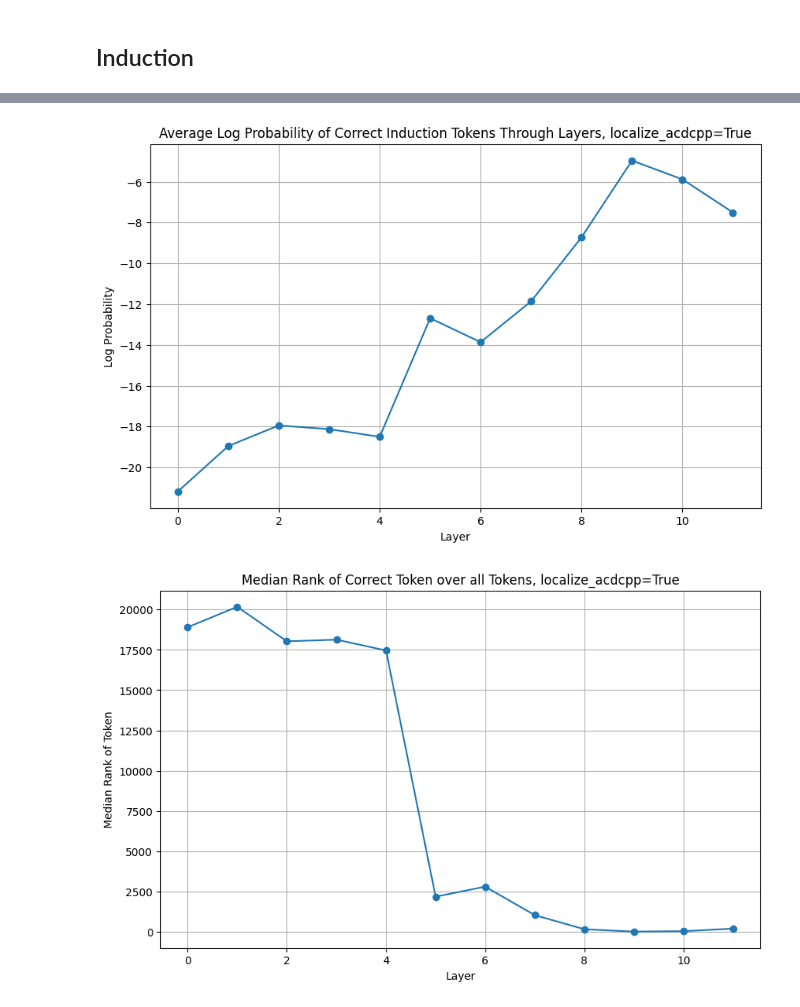
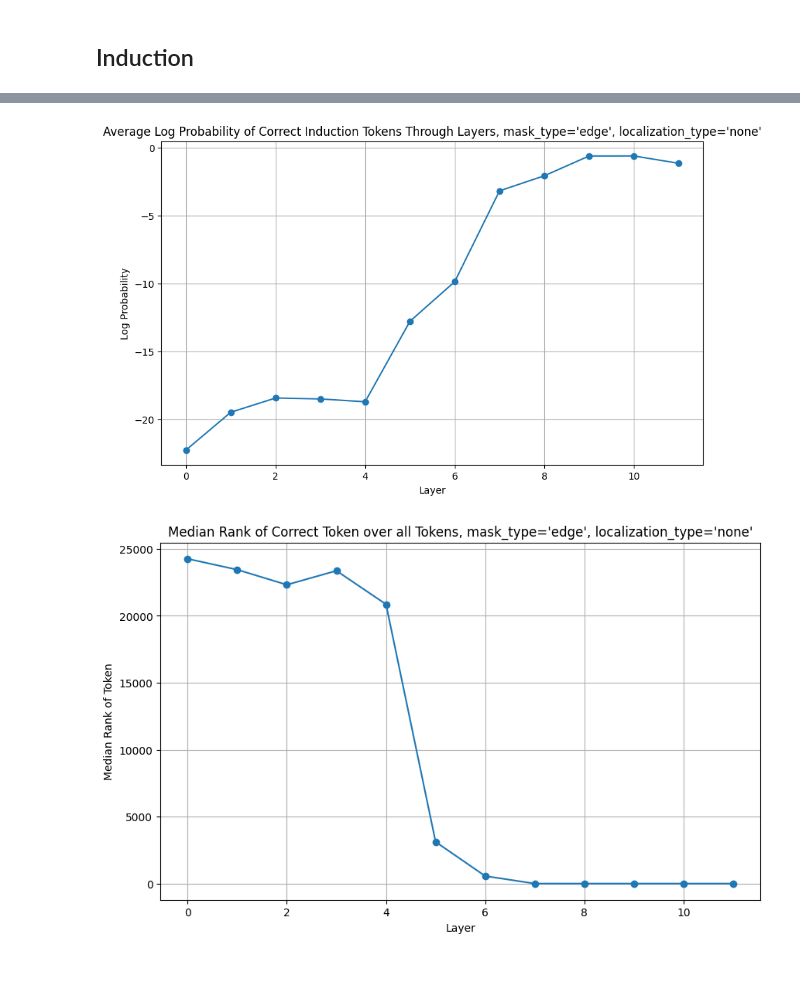
Before and after one commit to magikarp01/mechanistic-unlearning, a Jupyter notebook: adversarial_testing.ipynb, the cells around one changed output, grey strips where cells are left out. Saved outputs shown, nothing was run; the diff lists cells and outputs as text; code cells hidden in the pictures; blank space fills up the shorter version.

```diff
--- a/adversarial_testing.ipynb
+++ b/adversarial_testing.ipynb
@@ -44,0 +95,25 @@ Device: cuda
+# %%
+# for induction
+localization_paths = {
+    "acdcpp": "localizations/eap/induction/gpt2_threshold=0.03.pkl",
+    "ct": "localizations/causal_tracing/induction/gpt2_small_localizations.pkl",
+    "none": None
+}
+
+# mask_params_paths = {
+#     "acdcpp": {"edge": "masks/induction/edge_masks_localize=acdcpp/ckpts/mask_params_final.pkl",
+#                 "weight": "masks/induction/weight_masks_localize=acdcpp/ckpts/mask_params_final.pkl"},
+#     "ct": {"edge": "masks/induction/edge_masks_localize=ct/ckpts/mask_params_final.pkl",
+#             "weight": "masks/induction/weight_masks_localize=ct/ckpts/mask_params_final.pkl"},
+#     "none": {"edge": "masks/induction/edge_masks_localize=none/ckpts/mask_params_final.pkl",
+#             "weight": "masks/induction/weight_masks_localize=none/ckpts/mask_params_final.pkl"}
+# }
+
+mask_params_paths = {
+    "acdcpp": {"edge": "masks/induction/edge_masks_localize=acdcpp/ckpts/mask_params_epoch=50.pkl",
+                "weight": "masks/induction/weight_masks_localize=acdcpp/ckpts/mask_params_epoch=50.pkl"},
+    "ct": {"edge": "masks/induction/edge_masks_localize=ct/ckpts/mask_params_epoch=50.pkl",
+            "weight": "masks/induction/weight_masks_localize=ct/ckpts/mask_params_epoch=50.pkl"},
+    "none": {"edge": "masks/induction/edge_masks_localize=none/ckpts/mask_params_epoch=50.pkl",
+            "weight": "masks/induction/weight_masks_localize=none/ckpts/mask_params_epoch=50.pkl"}
+}
@@ -44,0 +122,5 @@ Device: cuda
+# %%
+mask_type = "weight"
+localization_type = "none"
+model = load_gpt2_model("edge", localization_paths["acdcpp"])
+# load_params(model, mask_params_paths["acdcpp"]["edge"])
@@ -64,6 +148,6 @@ mask_params = torch.load(mask_params_path, map_location=device)
 # %%
 from cb_utils.models import load_demo_gpt2, tokenizer
-model = load_demo_gpt2(means=False, edge_masks=edge_masks, weight_masks_attn=weight_masks_attn, weight_masks_mlp=weight_masks_mlp, train_base_weights=train_base_weights)
+# model = load_demo_gpt2(means=False, edge_masks=edge_masks, weight_masks_attn=weight_masks_attn, weight_masks_mlp=weight_masks_mlp, train_base_weights=train_base_weights)
 from tasks import IOITask, InductionTask
 # task = IOITask(batch_size=16, tokenizer=tokenizer, device=device)
 task = InductionTask(batch_size=16, tokenizer=tokenizer, device=device)
@@ -85,7 +163,0 @@ print(task.get_test_accuracy(model))
-# %%
-# load mask params into model
-# for k, v in model.named_parameters():
-#     if v.requires_grad:
-#         mask = mask_params.pop(0)
-#         v.data = mask
-model.load_state_dict(mask_params, strict=False)
@@ -634,32 +702,32 @@ tensor(14200)
 # %%
 import matplotlib.pyplot as plt
 
 use_logprob = True
 
 # Calculate the average log-probability of the IO token for each layer
 if use_logprob:
     avg_correct_prob = df.xs('correct_logprob', level='Metric', axis=1).mean()
     # avg_s_prob = df.xs('s_logprob', level='Metric', axis=1).mean()
 else:
     # take exp of logprobs
     avg_correct_prob = df.xs('correct_logprob', level='Metric', axis=1).apply(np.exp).mean()
     # avg_s_prob = df.xs('s_logprob', level='Metric', axis=1).apply(np.exp).mean()
 
 # Create the plot
 plt.figure(figsize=(10, 6))
 plt.plot(avg_correct_prob.index, avg_correct_prob.values, marker='o', label='IO')
 # plt.plot(avg_s_prob.index, avg_s_prob.values, marker='o', label='S')
 plt.xlabel('Layer')
 if use_logprob:
     plt.ylabel('Log Probability')
-    plt.title(f'Average Log Probability of Correct Induction Tokens Through Layers, {localize_acdcpp=}')
+    plt.title(f'Average Log Probability of Correct Induction Tokens Through Layers, {mask_type=}, {localization_type=}')
 else:
     plt.ylabel('Probability')
-    plt.title(f'Average Probability ofCorrect Induction Tokens Through Layers, {localize_acdcpp=}')
+    plt.title(f'Average Probability ofCorrect Induction Tokens Through Layers, {mask_type=}, {localization_type=}')
 plt.grid(True)
 plt.show()
 # %% [output]
-[figure, old version]
+[figure, new version]
 # %%
 # Plot median position of IO token against layer
 
@@ -671,8 +739,8 @@ plt.figure(figsize=(10, 6))
 plt.plot(median_io_pos.index, median_io_pos.values, marker='o')
 plt.xlabel('Layer')
 plt.ylabel('Median Rank of Token')
-plt.title(f'Median Rank of Correct Token over all Tokens, {localize_acdcpp=}')
+plt.title(f'Median Rank of Correct Token over all Tokens, {mask_type=}, {localization_type=}')
 plt.grid(True)
 plt.show()
 # %% [output]
-[figure, old version]
+[figure, new version]
```
Also changed, not shown: parts of 11 cells of this notebook, 3 other files.
